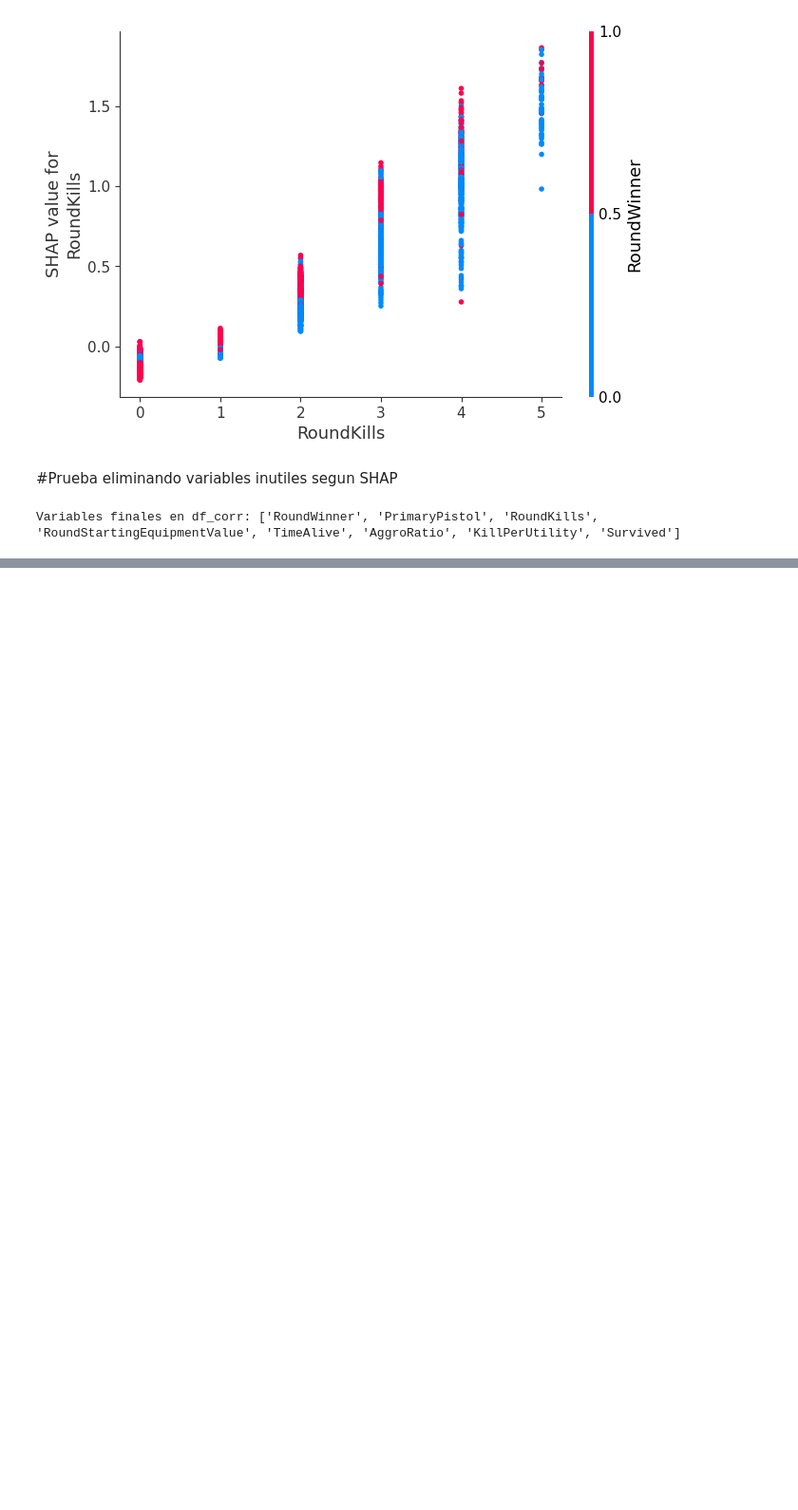
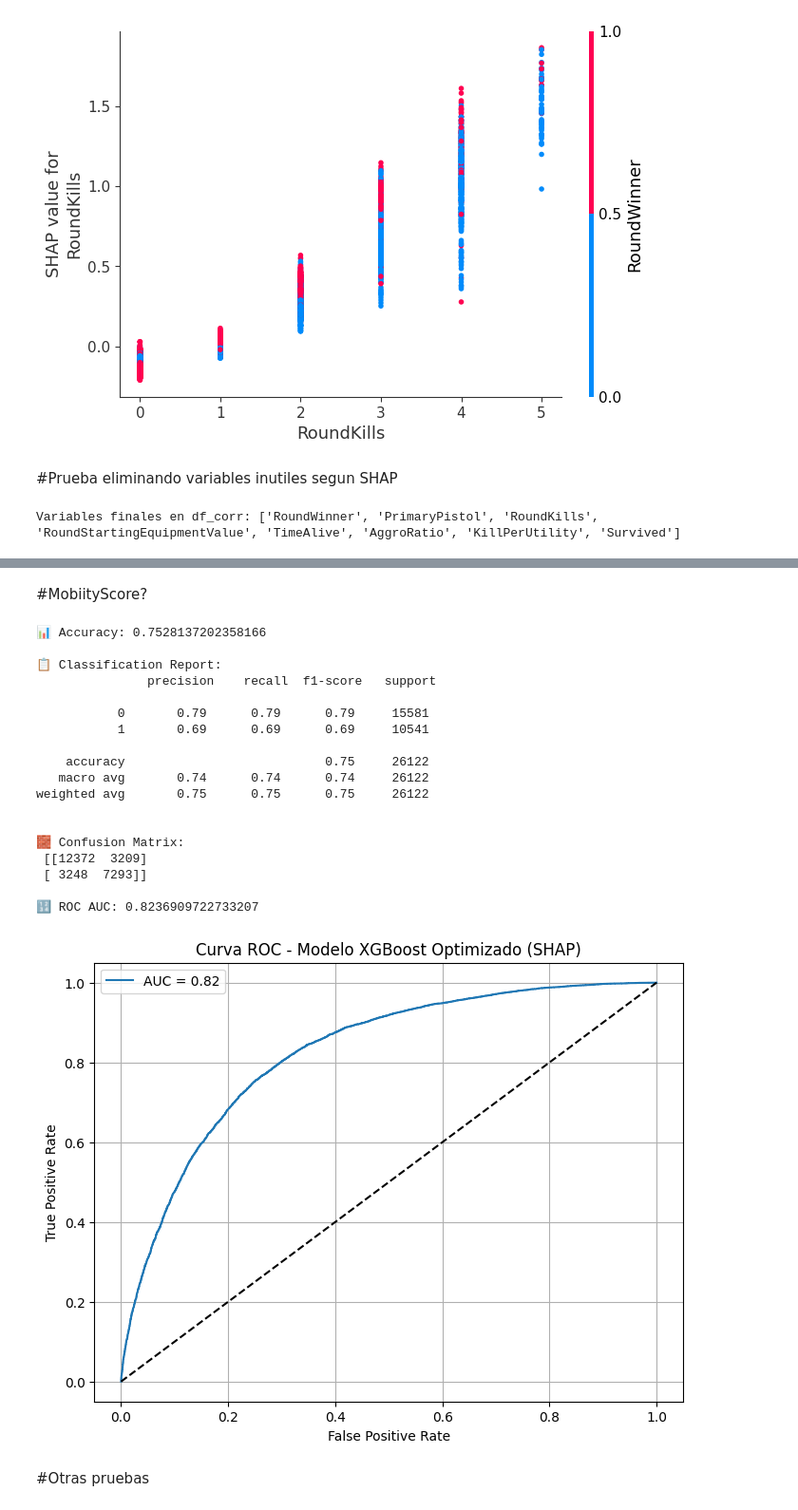
Before and after one commit to KevinParker02/EV_ML_CS, a Jupyter notebook: Clasificación/Informe_Tecnico_FMY0100_(Clasificación_XGBOOST).ipynb, the cells around one changed output, grey strips where cells are left out. Shown at 95% size. Drawn from its saved outputs; the diff is of its cells as text; code cells hidden in the pictures; blank space fills up the shorter version.

Commit message:
XGBOOST CORREGIDO

```diff
--- a/Clasificación/Informe_Tecnico_FMY0100_(Clasificación_XGBOOST).ipynb
+++ b/Clasificación/Informe_Tecnico_FMY0100_(Clasificación_XGBOOST).ipynb
@@ -812 +811,74 @@ weighted avg       0.75      0.75      0.75     26122
 [figure]
+# %% [markdown]
+#MobiityScore?
+# %%
+df_corr['MobilityScore'] = df['TravelledDistance'] / (df['TimeAlive'] + 1e-5)
+# %%
+# ✅ Asegurar que los booleanos sean enteros
+df_corr['RoundWinner'] = df_corr['RoundWinner'].astype(int)
+df_corr['Survived'] = df_corr['Survived'].astype(int)
+
+# 🎯 Separar variables predictoras y objetivo
+X = df_corr.drop(columns=['Survived'])
+y = df_corr['Survived']
+
+# 🔀 División en train/test
+X_train, X_test, y_train, y_test = train_test_split(
+    X, y, test_size=0.33, random_state=42, stratify=y
+)
+
+# 🚀 Definir y entrenar el modelo
+model = xgb.XGBClassifier(
+    eval_metric='auc',             # usar AUC en vez de logloss
+    n_estimators=500,              # más rondas con early stopping
+    learning_rate=0.03,
+    max_depth=4,
+    colsample_bytree=0.7,
+    subsample=0.7,
+    random_state=42
+)
+model.fit(X_train, y_train)
+
+# 🔮 Predicciones
+y_pred = model.predict(X_test)
+y_proba = model.predict_proba(X_test)[:, 1]
+
+# 📊 Evaluación
+print("📊 Accuracy:", accuracy_score(y_test, y_pred))
+print("\n📋 Classification Report:\n", classification_report(y_test, y_pred))
+print("\n🧱 Confusion Matrix:\n", confusion_matrix(y_test, y_pred))
+print("\n🔢 ROC AUC:", roc_auc_score(y_test, y_proba))
+
+# 📈 Curva ROC
+fpr, tpr, _ = roc_curve(y_test, y_proba)
+plt.figure(figsize=(8, 6))
+plt.plot(fpr, tpr, label=f'AUC = {roc_auc_score(y_test, y_proba):.2f}')
+plt.plot([0, 1], [0, 1], 'k--')
+plt.xlabel("False Positive Rate")
+plt.ylabel("True Positive Rate")
+plt.title("Curva ROC - Modelo XGBoost Optimizado (SHAP)")
+plt.legend()
+plt.grid(True)
+plt.show()
+# %% [output]
+📊 Accuracy: 0.7528137202358166
+
+📋 Classification Report:
+               precision    recall  f1-score   support
+
+           0       0.79      0.79      0.79     15581
+           1       0.69      0.69      0.69     10541
+
+    accuracy                           0.75     26122
+   macro avg       0.74      0.74      0.74     26122
+weighted avg       0.75      0.75      0.75     26122
+
+
+🧱 Confusion Matrix:
+ [[12372  3209]
+ [ 3248  7293]]
+
+🔢 ROC AUC: 0.8236909722733207
+[figure, added]
+# %% [markdown]
+#Otras pruebas
```
Also changed, not shown: parts of 15 cells of this notebook.
